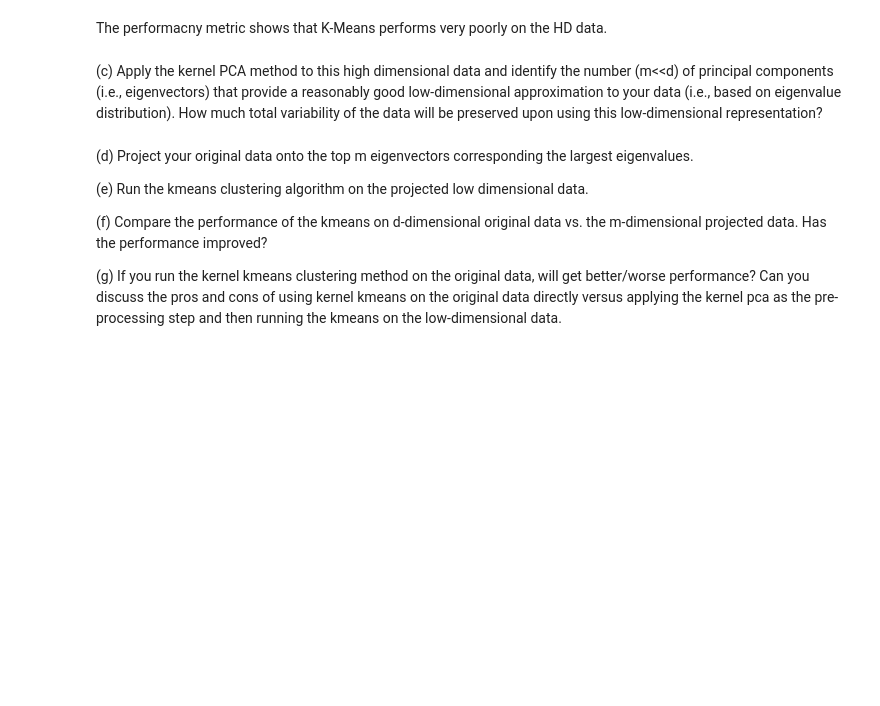
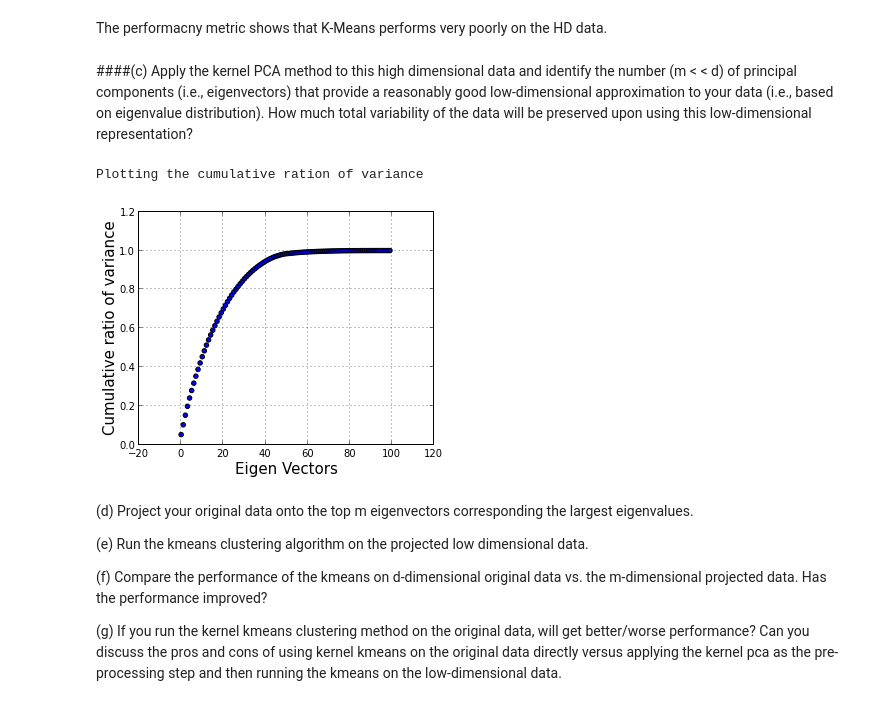
Before and after one commit to sagarjauhari/graph_mining, a Jupyter notebook: Graph Data Mining - L3.ipynb, the cells around one changed output. Drawn from its saved outputs; the diff is of its cells as text; code cells hidden in the pictures; blank space fills up the shorter version.

Commit message:
Added plot for variance of eigen vectors

```diff
--- a/Graph Data Mining - L3.ipynb
+++ b/Graph Data Mining - L3.ipynb
@@ -213,15 +213,16 @@ Calculating the PCA of the **bad_pca** dataset and projecting it into 1 Dimensio
 # %%
 from sklearn.decomposition import PCA
 
-def do_PCA(n):
-    X = [i[0:2] for i in n] #data
-    y = np.array([i[2]   for i in n]) #target
+def do_PCA(n,n_dims=2, n_components = None,
+            show_var=True):
+    X = [i[0:n_dims] for i in n] #data
 
-    pca = PCA()
+    pca = PCA(n_components=n_components)
     X_r = pca.fit(X).transform(X)
 
     # Percentage of variance for each components
-    print('Variance ratio of PCA components: \n%s'
+    if show_var:
+        print('Variance ratio of PCA components: \n%s'
           % str(pca.explained_variance_ratio_))
 
     """
@@ -234,9 +235,9 @@ def do_PCA(n):
     pl.title('PCA of bad_pca dataset')
     pl.grid(True)
     """
-    return X_r
+    return X_r, pca.explained_variance_ratio_
 
-X_r = do_PCA(bad_pca)
+X_r, ratio = do_PCA(bad_pca)
 print "\nHistogram of 1st component"
 X_r_hist = hist(X_r[0:len(X_r),0])
 # %% [output]
@@ -522,7 +519,31 @@ get_performance(target, idx)
 # %% [markdown]
 The performacny metric shows that K-Means performs very poorly on the HD data.
 # %% [markdown]
-(c) Apply the kernel PCA method to this high dimensional data and identify the number (m<<d) of principal components (i.e., eigenvectors) that provide a reasonably good low-dimensional approximation to your data (i.e., based on eigenvalue distribution). How much total variability of the data will be preserved upon using this low-dimensional representation?
+####(c) Apply the kernel PCA method to this high dimensional data and identify the number (m < < d) of principal components (i.e., eigenvectors) that provide a reasonably good low-dimensional approximation to your data (i.e., based on eigenvalue distribution). How much total variability of the data will be preserved upon using this low-dimensional representation?
+# %%
+X_r, ratio = do_PCA(bad_kmeans_hd,
+                n_dims=100,
+                n_components=100,
+                show_var=False)
+
+def plot_pca_ratios(ratio):
+    running_sums = [sum(ratio[0:i+1]) for i in range(len(ratio))]
+    fig, ax = plt.subplots()
+
+    ax.scatter(range(len(running_sums)), running_sums)
+
+    ax.set_xlabel('Eigen Vectors', fontsize=15)
+    ax.set_ylabel('Cumulative ratio of variance', fontsize=15)
+
+    ax.grid(True)
+    fig.tight_layout()
+    print "Plotting the cumulative ration of variance"
+    plt.show()
+
+plot_pca_ratios(ratio)
+# %% [output]
+Plotting the cumulative ration of variance
+[figure, added]
 # %% [markdown]
 (d) Project your original data onto the top m eigenvectors corresponding the largest eigenvalues.
 
```
Also changed, not shown: parts of 4 cells of this notebook.
